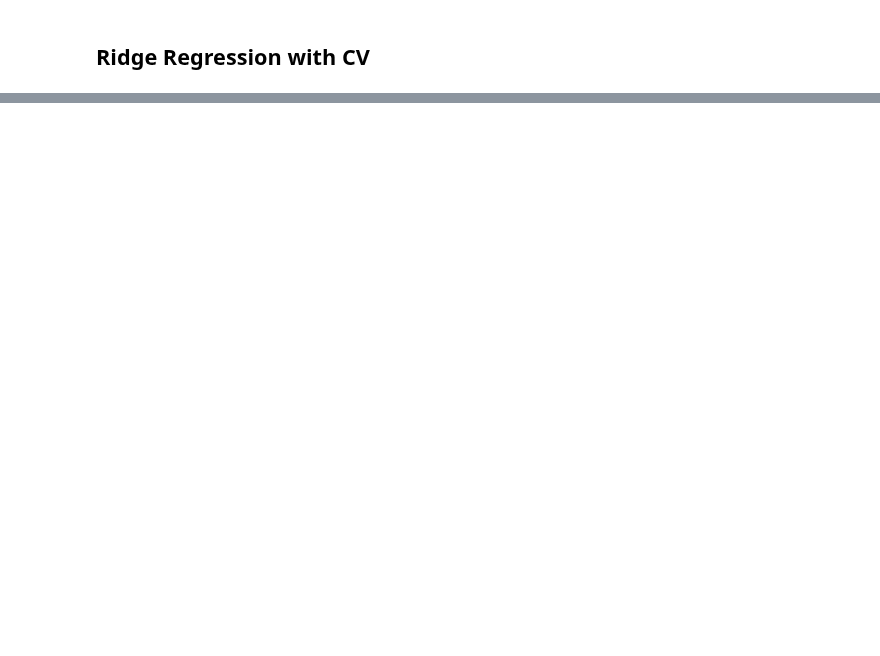
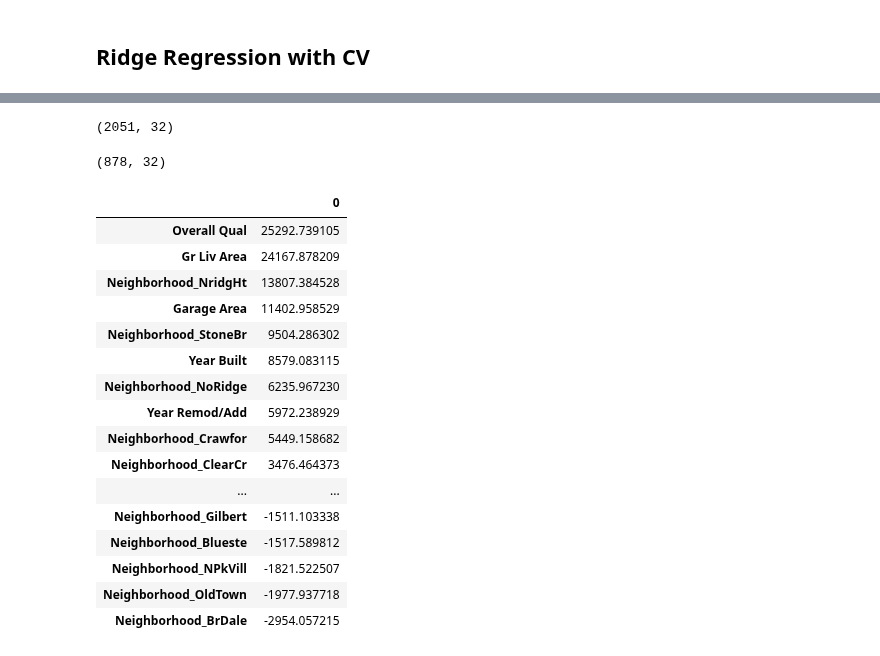
Before and after one commit to pezpet/general-assembly, a Jupyter notebook: labs/project-2-andres/code/01_EDA_and_Cleaning.ipynb, the cells around one changed output, grey strips where cells are left out. Drawn from its saved outputs; the diff is of its cells as text; code cells hidden in the pictures; blank space fills up the shorter version.

```diff
--- a/labs/project-2-andres/code/01_EDA_and_Cleaning.ipynb
+++ b/labs/project-2-andres/code/01_EDA_and_Cleaning.ipynb
@@ -863,0 +964,5 @@ test[['Id', 'SalePrice']].to_csv('../data/submission_ridge_cv.csv', index=False)
+# %%
+# Use pandas .get_dummies() to binarize categorical columns. With help from https://stackoverflow.com/questions/32387266/converting-categorical-values-to-binary-using-pandas
+# Drop first binary column
+X_test = pd.get_dummies(X_test, drop_first=True)
+X = pd.get_dummies(X, drop_first=True)
@@ -863,0 +986,5 @@ test[['Id', 'SalePrice']].to_csv('../data/submission_ridge_cv.csv', index=False)
+# %%
+# A little help here from https://stackoverflow.com/questions/11067027/re-ordering-columns-in-pandas-dataframe-based-on-column-name
+# Keeps dummies in same place as X
+X_test = X_test.reindex(sorted(X_test.columns), axis=1)
+X = X.reindex(sorted(X.columns), axis=1)
@@ -863,0 +998,18 @@ test[['Id', 'SalePrice']].to_csv('../data/submission_ridge_cv.csv', index=False)
+# %%
+ss = StandardScaler()
+
+X_scaled = ss.fit_transform(X)
+X_test_scaled = ss.transform(X_test)
+# %%
+X_scaled.shape
+# %% [output]
+(2051, 32)
+# %%
+X_test_scaled.shape
+# %% [output]
+(878, 32)
+# %%
+lasso = LassoCV(max_iter=10_000)
+
+lasso.fit(X_scaled, y)
+preds_scaled = lasso.predict(X_test_scaled)
@@ -863,0 +1020,20 @@ test[['Id', 'SalePrice']].to_csv('../data/submission_ridge_cv.csv', index=False)
+# %%
+pd.DataFrame(lasso.coef_, X.columns).sort_values(by=0, ascending=False)
+# %% [output]
+|  | 0 |
+| Overall Qual | 25292.739105 |
+| Gr Liv Area | 24167.878209 |
+| Neighborhood_NridgHt | 13807.384528 |
+| Garage Area | 11402.958529 |
+| Neighborhood_StoneBr | 9504.286302 |
+| Year Built | 8579.083115 |
+| Neighborhood_NoRidge | 6235.967230 |
+| Year Remod/Add | 5972.238929 |
+| Neighborhood_Crawfor | 5449.158682 |
+| Neighborhood_ClearCr | 3476.464373 |
+| ... | ... |
+| Neighborhood_Gilbert | -1511.103338 |
+| Neighborhood_Blueste | -1517.589812 |
+| Neighborhood_NPkVill | -1821.522507 |
+| Neighborhood_OldTown | -1977.937718 |
+| Neighborhood_BrDale | -2954.057215 |
```
Also changed, not shown: parts of 18 cells of this notebook, 1 other file.
